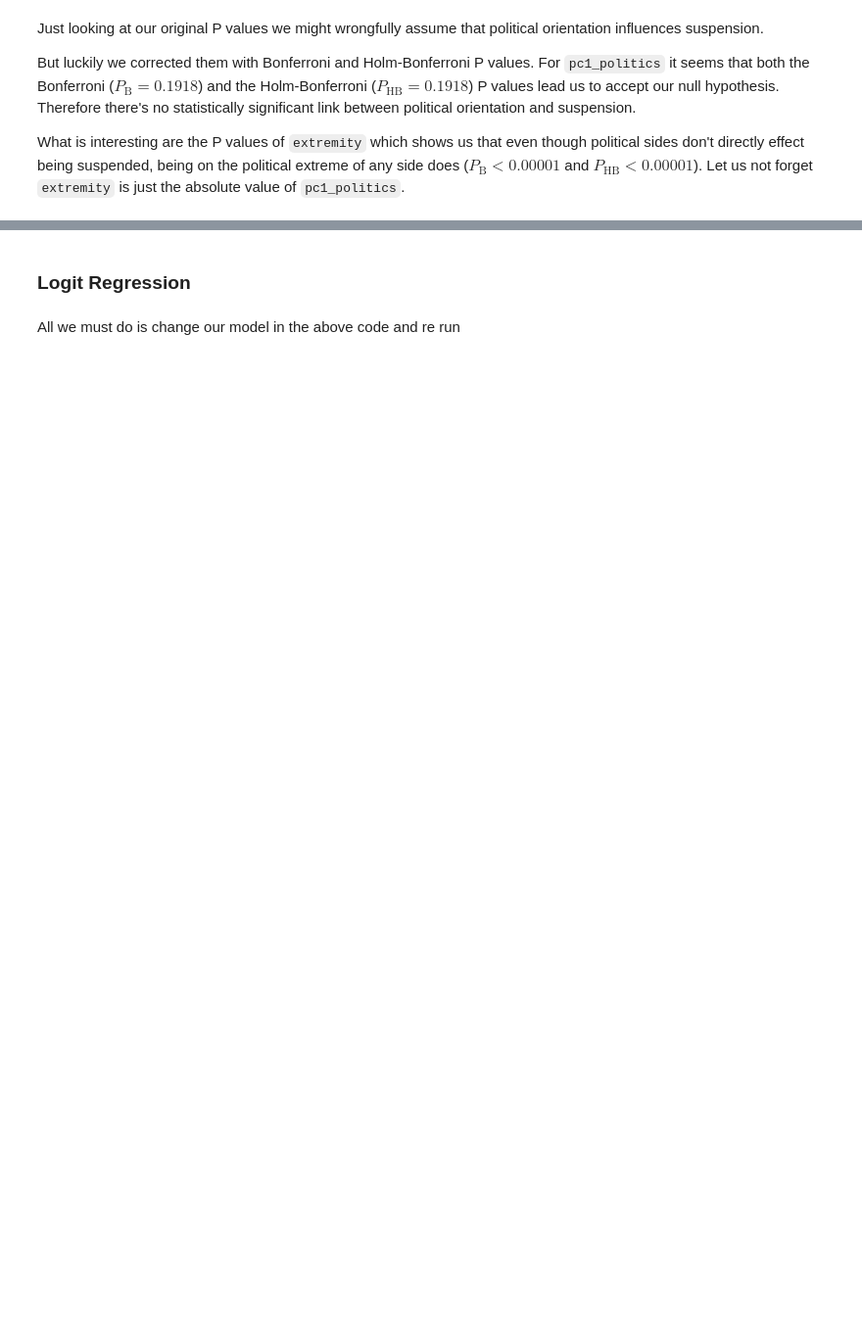
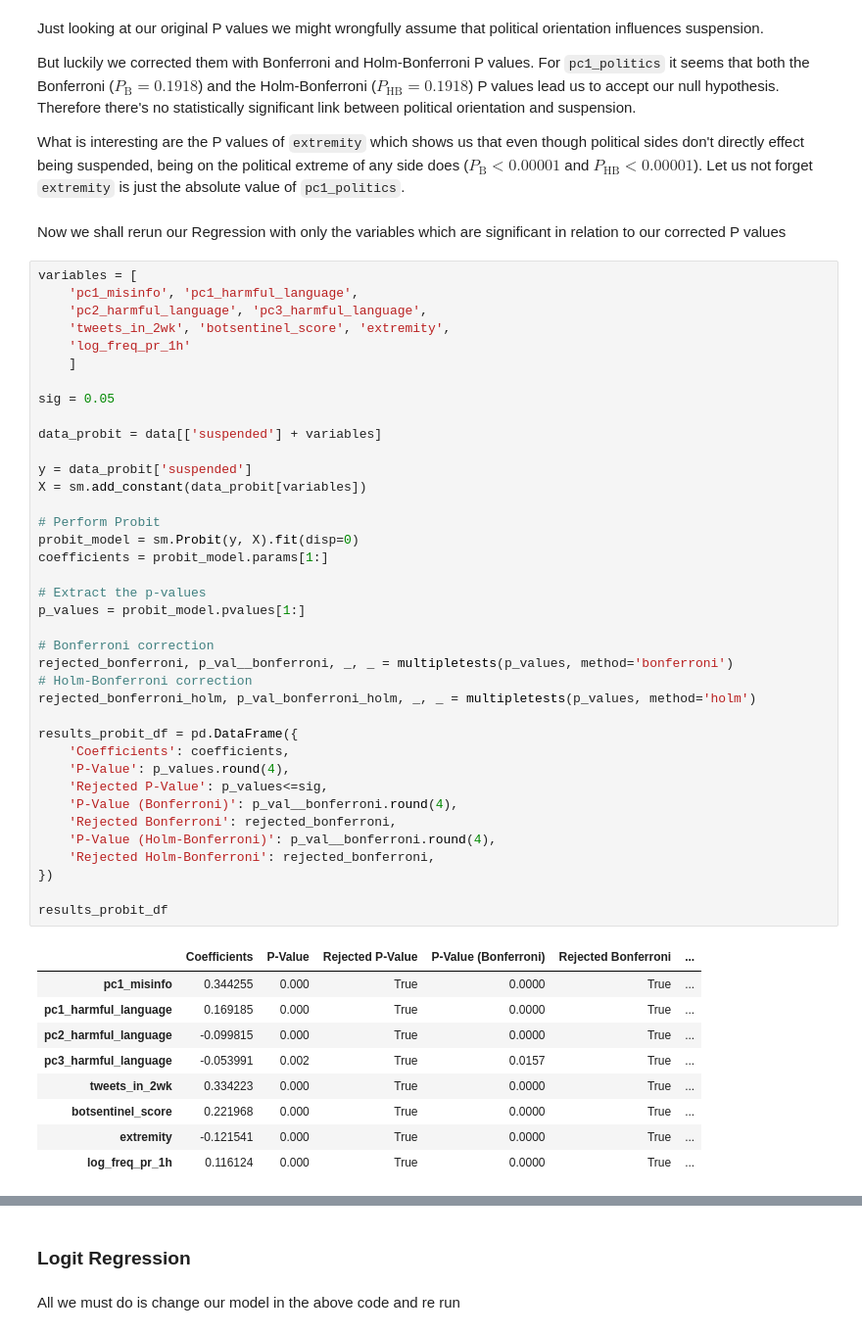
Before and after one commit to panos1b/Social-Media-Sanctions-and-Misinformation-Sharing, a Jupyter notebook: differences_misinformation_solution.ipynb, the cells around one changed output, grey strips where cells are left out. Shown at 98% size. Cells and saved outputs as stored; diff of their text form; blank space fills up the shorter version.

```diff
--- a/differences_misinformation_solution.ipynb
+++ b/differences_misinformation_solution.ipynb
@@ -736,3 +738,53 @@ Just looking at our original P values we might wrongfully assume that political
 But luckily we corrected them with Bonferroni and Holm-Bonferroni P values. For `pc1_politics` it seems that both the Bonferroni ($P_{\text{B}}=0.1918$) and the Holm-Bonferroni ($P_{\text{HB}}=0.1918$) P values lead us to accept our null hypothesis. Therefore there's no statistically significant link between political orientation and suspension.
 
 What is interesting are the P values of `extremity` which shows us that even though political sides don't directly effect being suspended, being on the political extreme of any side does ($P_{\text{B}}<0.00001$ and $P_{\text{HB}}<0.00001$). Let us not forget `extremity` is just the absolute value of `pc1_politics`.
+# %% [markdown]
+Now we shall rerun our Regression with only the variables which are significant in relation to our corrected P values
+# %%
+variables = [
+    'pc1_misinfo', 'pc1_harmful_language',
+    'pc2_harmful_language', 'pc3_harmful_language',
+    'tweets_in_2wk', 'botsentinel_score', 'extremity',
+    'log_freq_pr_1h'
+    ]
+
+sig = 0.05
+
+data_probit = data[['suspended'] + variables]
+
+y = data_probit['suspended']
+X = sm.add_constant(data_probit[variables])
+
+# Perform Probit
+probit_model = sm.Probit(y, X).fit(disp=0)
+coefficients = probit_model.params[1:]
+
+# Extract the p-values
+p_values = probit_model.pvalues[1:]
+
+# Bonferroni correction
+rejected_bonferroni, p_val__bonferroni, _, _ = multipletests(p_values, method='bonferroni')
+# Holm-Bonferroni correction
+rejected_bonferroni_holm, p_val_bonferroni_holm, _, _ = multipletests(p_values, method='holm')
+
+results_probit_df = pd.DataFrame({
+    'Coefficients': coefficients,
+    'P-Value': p_values.round(4),
+    'Rejected P-Value': p_values<=sig,
+    'P-Value (Bonferroni)': p_val__bonferroni.round(4),
+    'Rejected Bonferroni': rejected_bonferroni,
+    'P-Value (Holm-Bonferroni)': p_val__bonferroni.round(4),
+    'Rejected Holm-Bonferroni': rejected_bonferroni,
+})
+
+results_probit_df
+# %% [output]
+|  | Coefficients | P-Value | Rejected P-Value | P-Value (Bonferroni) | Rejected Bonferroni | ... |
+| pc1_misinfo | 0.344255 | 0.000 | True | 0.0000 | True | ... |
+| pc1_harmful_language | 0.169185 | 0.000 | True | 0.0000 | True | ... |
+| pc2_harmful_language | -0.099815 | 0.000 | True | 0.0000 | True | ... |
+| pc3_harmful_language | -0.053991 | 0.002 | True | 0.0157 | True | ... |
+| tweets_in_2wk | 0.334223 | 0.000 | True | 0.0000 | True | ... |
+| botsentinel_score | 0.221968 | 0.000 | True | 0.0000 | True | ... |
+| extremity | -0.121541 | 0.000 | True | 0.0000 | True | ... |
+| log_freq_pr_1h | 0.116124 | 0.000 | True | 0.0000 | True | ... |
```
Also changed, not shown: parts of 22 cells of this notebook.
